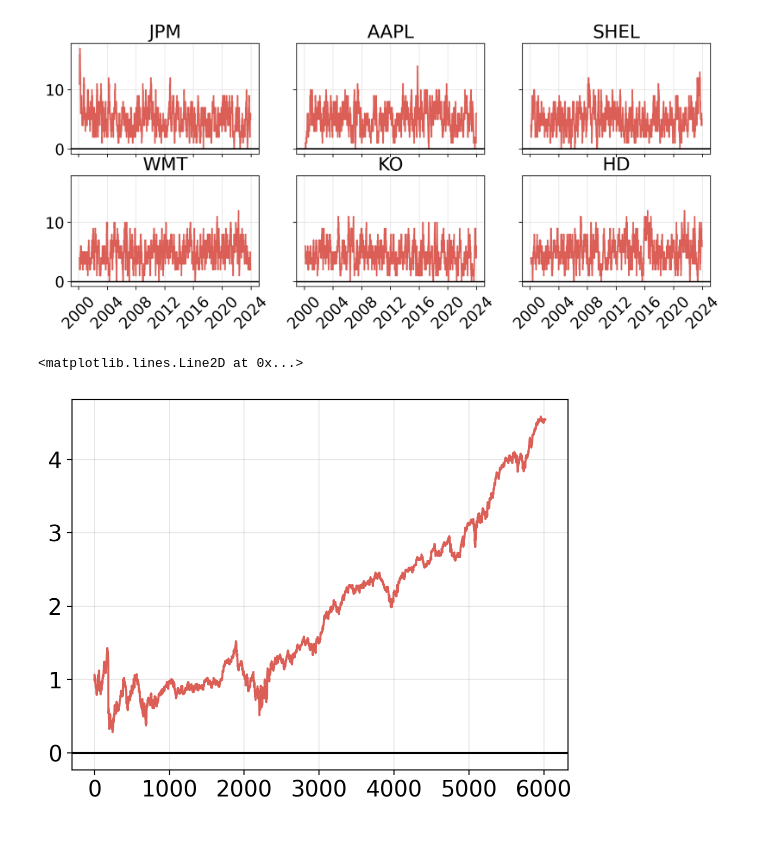
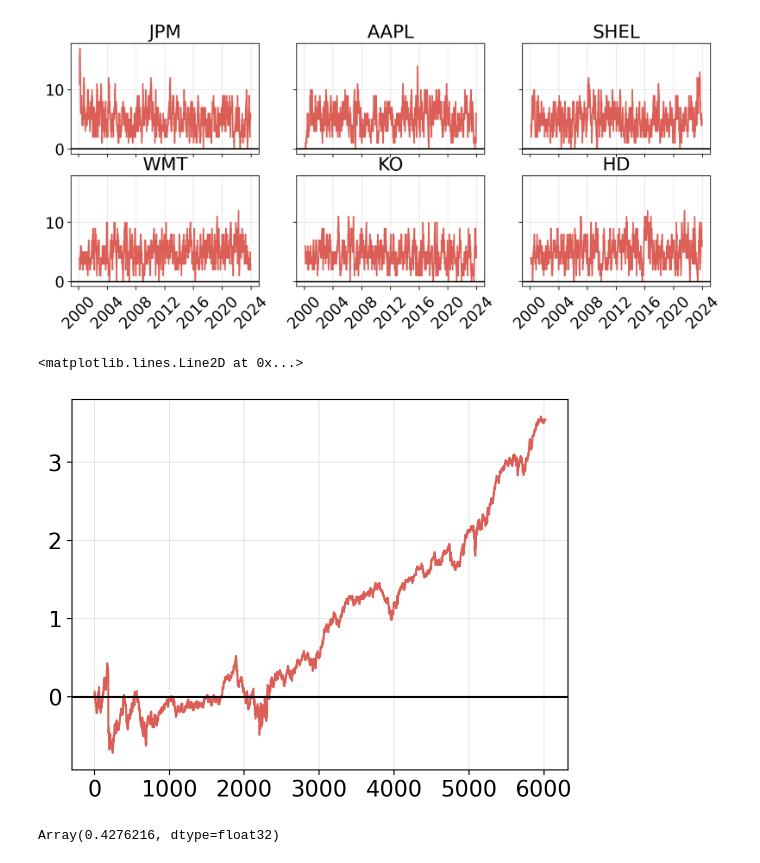
Before and after one commit to sapienzaio/online-ml-finance, a Jupyter notebook: 06-reinforcement-learning/epsilon-greedy-strategy.ipynb, the cells around one changed output. Saved outputs shown, nothing was run; the diff lists cells and outputs as text; code cells hidden in the pictures.

```diff
--- a/06-reinforcement-learning/epsilon-greedy-strategy.ipynb
+++ b/06-reinforcement-learning/epsilon-greedy-strategy.ipynb
@@ -283,7 +324,6 @@ def returns_bandit_sims(key, data, alpha, epsilon, n_sims):
     returns = vmap_returns(keys, data, alpha, epsilon)
     return returns
 # %%
-(sims, actions, value_hist) = returns_bandit_sims(key, returns, alpha=0.8, epsilon=0.25, n_sims=50)
 (sims, actions, value_hist) = returns_bandit_sims(key, returns, alpha=0.5, epsilon=0.82, n_sims=50)
 final_reward = sims.sum(axis=1)
 final_reward
@@ -443,9 +524,14 @@ for i, axi in enumerate(ax):
 # %% [output]
 [figure]
 # %%
-plt.plot(res.cumsum() + 1)
+plt.plot(res.cumsum())
 plt.grid(alpha=0.3)
 plt.axhline(y=0, c="black")
 # %% [output]
 <matplotlib.lines.Line2D at 0x...>
-[figure, old version]
+[figure, new version]
+# %%
+sharpe_ratio = res.mean() / res.std() * np.sqrt(252)
+sharpe_ratio
+# %% [output]
+Array(0.4276216, dtype=float32)
```
Also changed, not shown: parts of 17 cells of this notebook.
